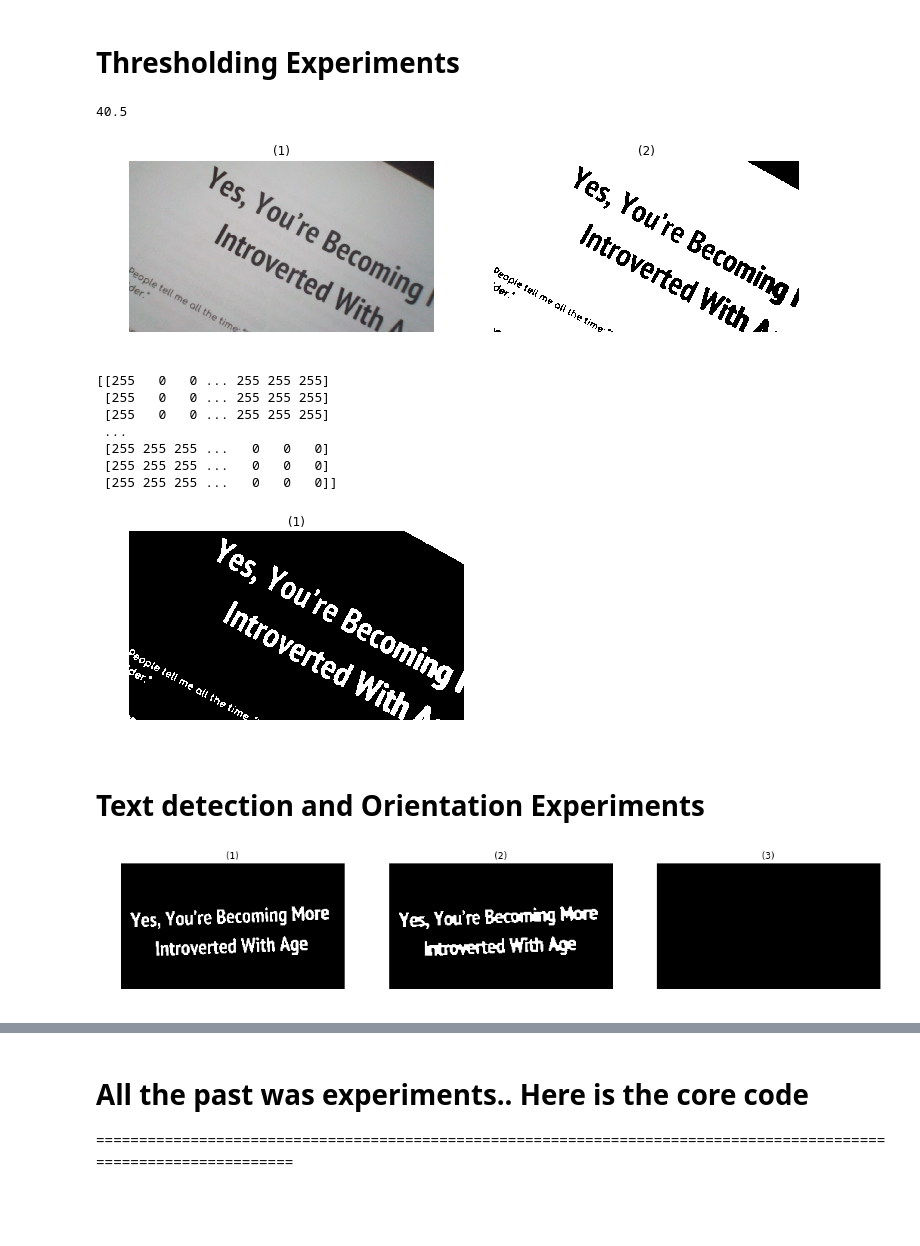
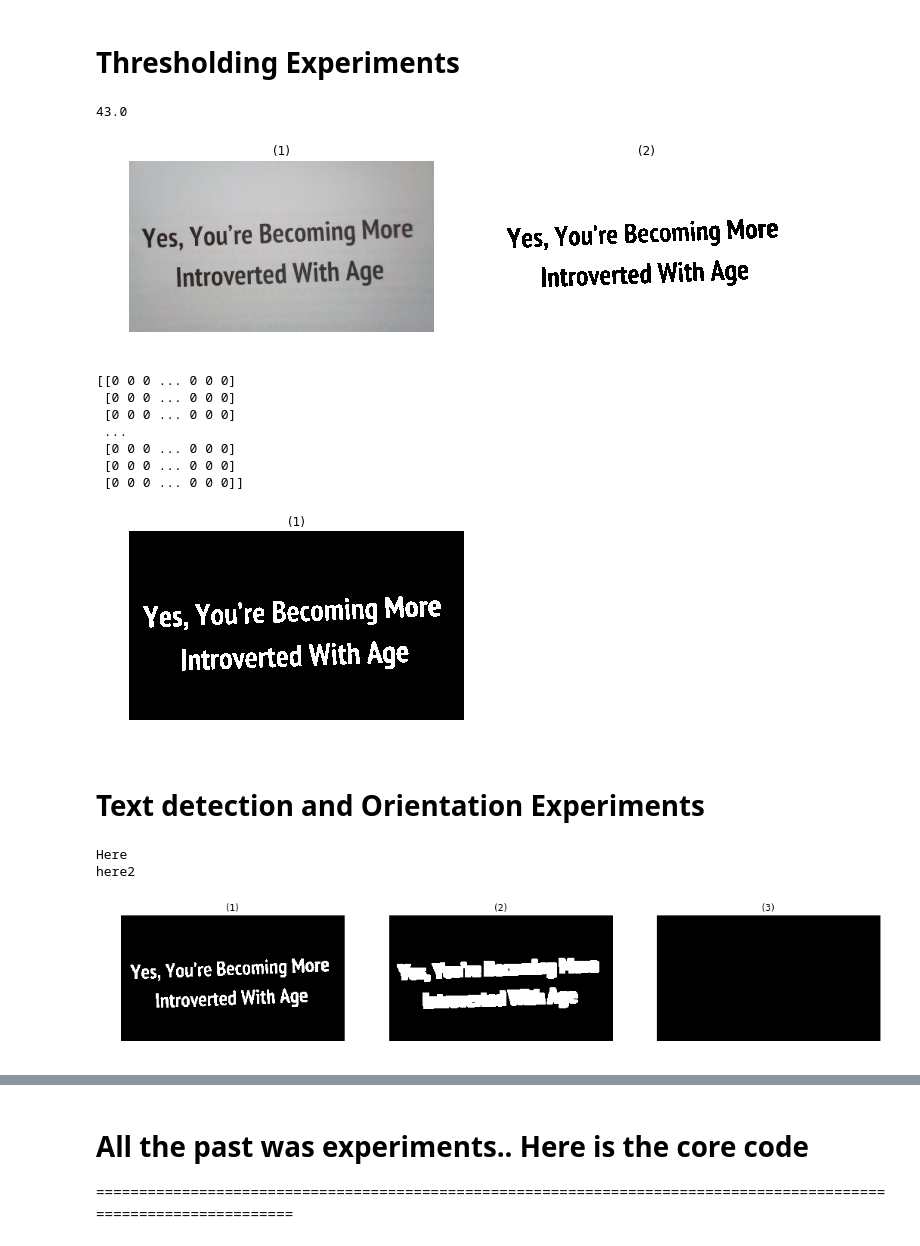
Before and after one commit to Mahmoud-SaadEl-Din/Text_scanner, a Jupyter notebook: Text_scanner_project.ipynb, the cells around one changed output, grey strips where cells are left out. Saved outputs shown, nothing was run; the diff lists cells and outputs as text; code cells hidden in the pictures; blank space fills up the shorter version.

```diff
--- a/Text_scanner_project.ipynb
+++ b/Text_scanner_project.ipynb
@@ -67,7 +67,7 @@ def histogram_equalization(img):
 
     return newimg
 # %%
-image = io.imread('Captured_images/oo_original.jpeg')
+image = io.imread('Captured_images/original2.jpeg')
 show_images([image])
 gray=rgb2gray(image)
 
@@ -75,7 +75,7 @@ gray=rgb2gray(image)
 #show_images([gray,contrast_transform])
 
 gamma_correction_transform = gamma_correction(gray,1,3)
-#gamma_correction_transform2 = gamma_correction(gray,1,0.3)
+gamma_correction_transform2 = gamma_correction(gray,1,0.3)
 show_images([gray,gamma_correction_transform,gamma_correction_transform2])
 
 
@@ -143,8 +143,8 @@ def transform(image):
 my_final = transform(gamma_correction_transform)
 show_images([image,my_final])
 # %% [output]
-40.5
+43.0
-[figure, old version]
+[figure, new version]
 # %%
 def Negative(img):
     newimg=np.copy(img)
@@ -158,18 +158,19 @@ print(my_final_img)
 io.imsave("Captured_images/original2_thresholded.jpeg",my_final_img)
 show_images([my_final_img])
 # %% [output]
-[[255   0   0 ... 255 255 255]
- [255   0   0 ... 255 255 255]
- [255   0   0 ... 255 255 255]
+[[0 0 0 ... 0 0 0]
+ [0 0 0 ... 0 0 0]
+ [0 0 0 ... 0 0 0]
  ...
- [255 255 255 ...   0   0   0]
- [255 255 255 ...   0   0   0]
- [255 255 255 ...   0   0   0]]
+ [0 0 0 ... 0 0 0]
+ [0 0 0 ... 0 0 0]
+ [0 0 0 ... 0 0 0]]
-[figure, old version]
+[figure, new version]
 # %% [markdown]
 # Text detection and Orientation Experiments
 # %%
 from skimage.measure import find_contours
+from skimage.draw import rectangle
 def erosion(img,struc):
     output_image = np.copy(img)
     edgex = math.floor(struc.shape[0] /2 )
@@ -220,6 +221,9 @@ def closing(img,struc):
 struc = np.array([
         [ 1,1,1,1,1,1,1,1,1,1,1,1],
         [ 1,1,1,1,1,1,1,1,1,1,1,1],
+        [ 1,1,1,1,1,1,1,1,1,1,1,1],
+        [ 1,1,1,1,1,1,1,1,1,1,1,1],
+        [ 1,1,1,1,1,1,1,1,1,1,1,1],
         [ 1,1,1,1,1,1,1,1,1,1,1,1]
     ])
 
@@ -228,49 +232,55 @@ struc2 = np.array([
         [ 1,1,1,1],
         [ 1,1,1,1],
         [ 1,1,1,1],
         [ 1,1,1,1],
         [ 1,1,1,1],
         [ 1,1,1,1],
         [ 1,1,1,1],
         [ 1,1,1,1],
         [ 1,1,1,1],
         [ 1,1,1,1],
         [ 1,1,1,1],
         [ 1,1,1,1],
         [ 1,1,1,1],
         [ 1,1,1,1],
         [ 1,1,1,1]
 
     ])
 
-closing_img = closing(my_final_img,struc)
+#closing_img = closing(my_final_img,struc)
+dilation_img = dilation(my_final_img,struc)
+dilation_img = dilation(dilation_img,struc)
 
-list1 = find_contours(closing_img,0.8)
+#list1 = find_contours(closing_img,0.8)
+print("Here")
 #print(list1)
 
-temp_list = []
-for contour in list1:
-    temp_contour_ = []
-    y_list = contour[:,0]
-    x_list = contour[:,1]
+#temp_list = []
+#for contour in list1:
+#    temp_contour_ = []
+#    y_list = contour[:,0]
+#    x_list = contour[:,1]
 
-    xmin  = min(x_list)
-    ymin = min(y_list)
-    xmax = max(x_list)
-    ymax = max(y_list)
-    temp_contour = math.floor(xmin), math.floor(xmax), math.floor(ymin), math.floor(ymax)
+#    xmin  = min(x_list)
+#    ymin = min(y_list)
+#    xmax = max(x_list)
+#    ymax = max(y_list)
+#    temp_contour = math.floor(xmin), math.floor(xmax), math.floor(ymin), math.floor(ymax)
 
-    temp_list.append(temp_contour)
+#    temp_list.append(temp_contour)
 
 img_with_boxes = np.zeros((my_final_img.shape[0],my_final_img.shape[1]))
 #When provided with the correct format of the list of bounding_boxes, this section will set all pixels inside boxes in img_with_boxes
-for box in temp_list:
-    [Xmin, Xmax, Ymin, Ymax] = box
-    rr, cc = rectangle(start = (Ymin,Xmin), end = (Ymax,Xmax), shape=my_final_img.shape)
-    img_with_boxes[rr, cc] = 1 #set color white
+print("here2")
+#for box in temp_list:
+#    [Xmin, Xmax, Ymin, Ymax] = box
+#    rr, cc = rectangle(start = (Ymin,Xmin), end = (Ymax,Xmax), shape=my_final_img.shape)
+ #   img_with_boxes[rr, cc] = 1 #set color white
 
 
 
-show_images([my_final_img,closing_img,img_with_boxes]) #
+show_images([my_final_img,dilation_img,img_with_boxes]) #
 # %% [output]
+Here
+here2
-[figure, old version]
+[figure, new version]
```
Also changed, not shown: parts of 8 cells of this notebook.
